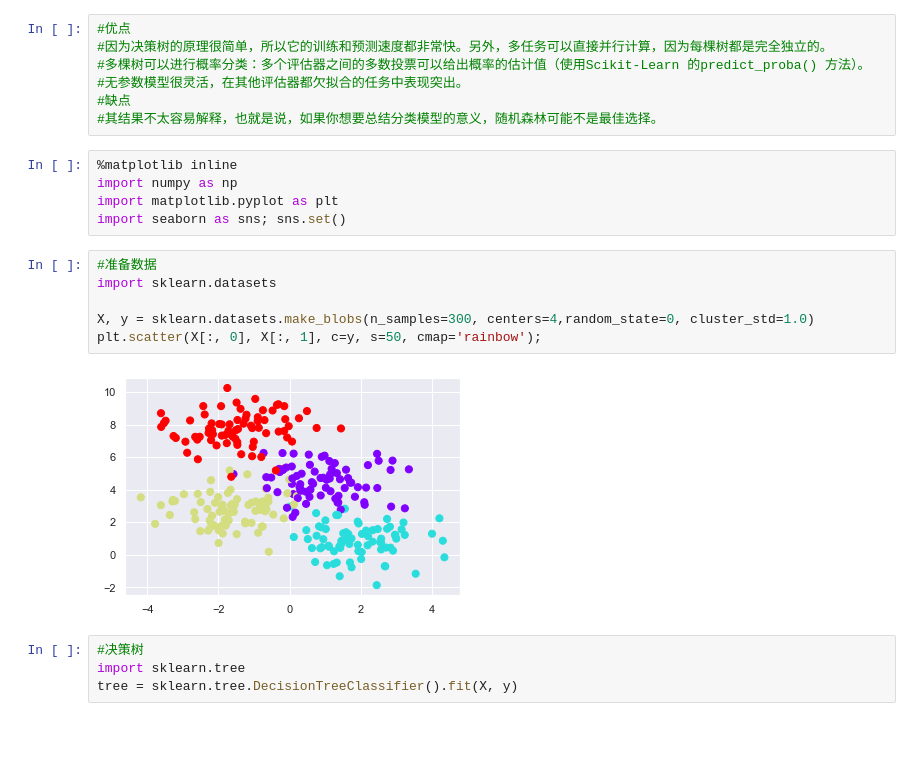
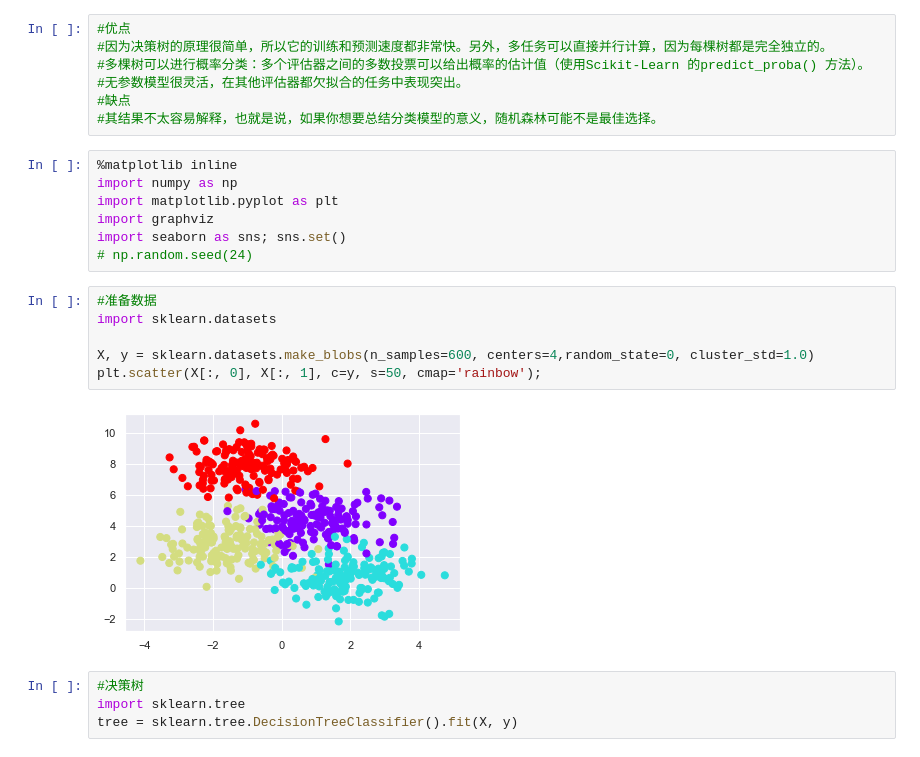
Before and after one commit to DachuanZhao/machine_learning_with_python, a Jupyter notebook: 决策树和随机森林.ipynb, the cells around one changed output. Saved outputs shown, nothing was run; the diff lists cells and outputs as text.

Commit message:
add figure in dt

```diff
--- a/决策树和随机森林.ipynb
+++ b/决策树和随机森林.ipynb
@@ -9,15 +9,17 @@
 %matplotlib inline
 import numpy as np
 import matplotlib.pyplot as plt
+import graphviz
 import seaborn as sns; sns.set()
+# np.random.seed(24)
 # %%
 #准备数据
 import sklearn.datasets
 
-X, y = sklearn.datasets.make_blobs(n_samples=300, centers=4,random_state=0, cluster_std=1.0)
+X, y = sklearn.datasets.make_blobs(n_samples=600, centers=4,random_state=0, cluster_std=1.0)
 plt.scatter(X[:, 0], X[:, 1], c=y, s=50, cmap='rainbow');
 # %% [output]
-[figure, old version]
+[figure, new version]
 # %%
 #决策树
 import sklearn.tree
```
Also changed, not shown: parts of 3 cells of this notebook.
